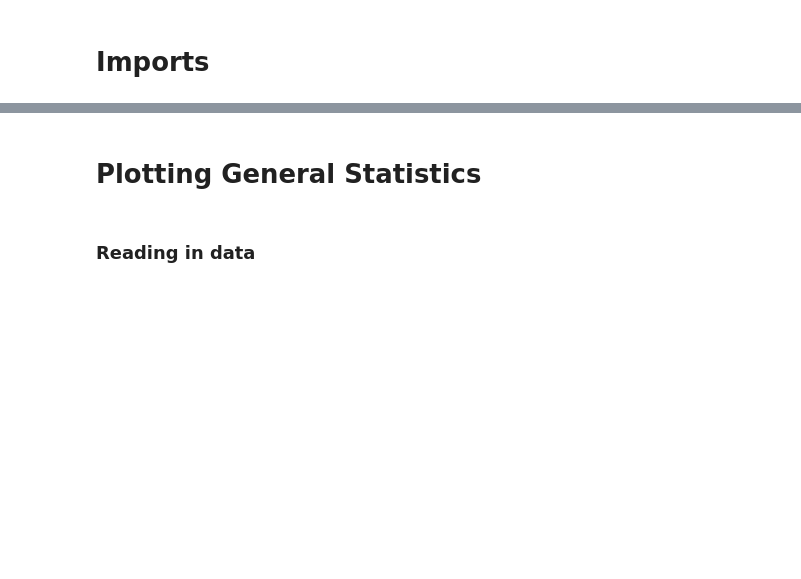
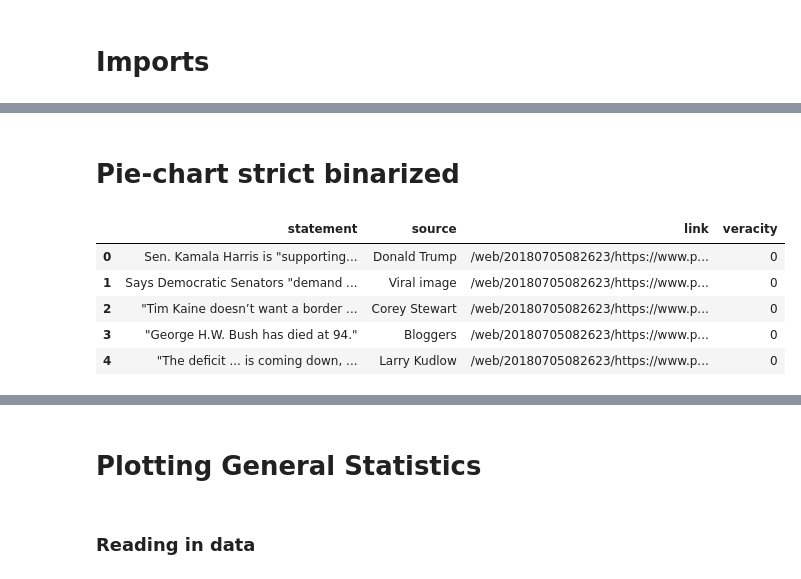
Before and after one commit to the-sergiu/TruthDetection, a Jupyter notebook: 5. Results and Vizualizations/5_a_Results_Vizualization.ipynb, the cells around one changed output, grey strips where cells are left out. Drawn from its saved outputs; the diff is of its cells as text; code cells hidden in the pictures; blank space fills up the shorter version.

```diff
--- a/5. Results and Vizualizations/5_a_Results_Vizualization.ipynb
+++ b/5. Results and Vizualizations/5_a_Results_Vizualization.ipynb
@@ -12,0 +80,12 @@ import numpy as np
+# %% [markdown]
+# Pie-chart strict binarized
+# %%
+df = pd.read_csv('politifact_strict_binarized.csv')
+df.head()
+# %% [output]
+|  | statement | source | link | veracity |
+| 0 | Sen. Kamala Harris is "supporting... | Donald Trump | /web/20180705082623/https://www.p... | 0 |
+| 1 | Says Democratic Senators "demand ... | Viral image | /web/20180705082623/https://www.p... | 0 |
+| 2 | "Tim Kaine doesn’t want a border ... | Corey Stewart | /web/20180705082623/https://www.p... | 0 |
+| 3 | "George H.W. Bush has died at 94." | Bloggers | /web/20180705082623/https://www.p... | 0 |
+| 4 | "The deficit ... is coming down, ... | Larry Kudlow | /web/20180705082623/https://www.p... | 0 |
```
Also changed, not shown: parts of 18 cells of this notebook, 8 other files.
